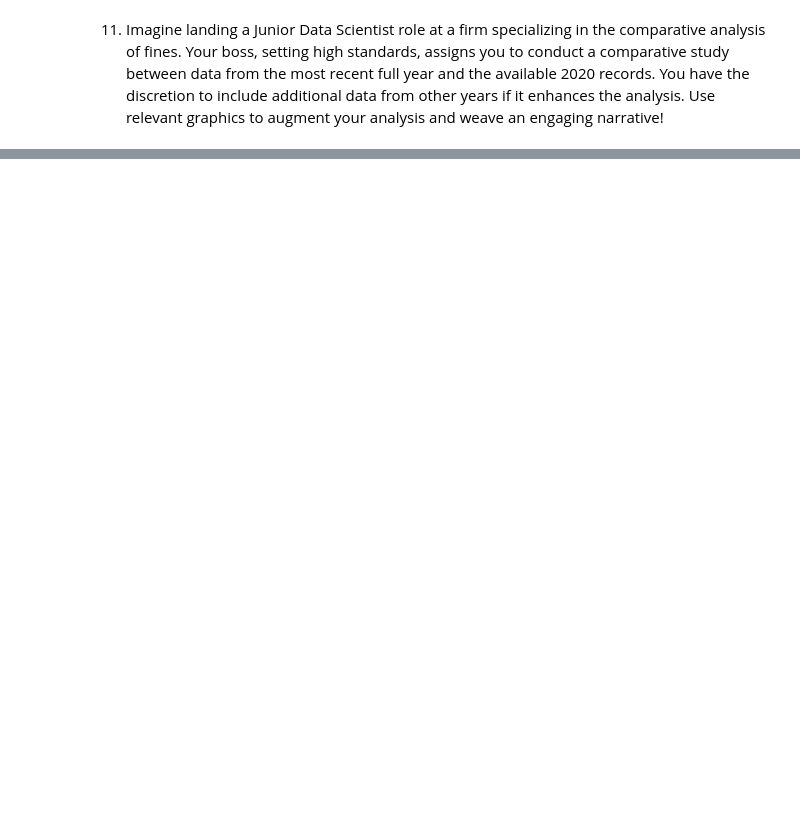
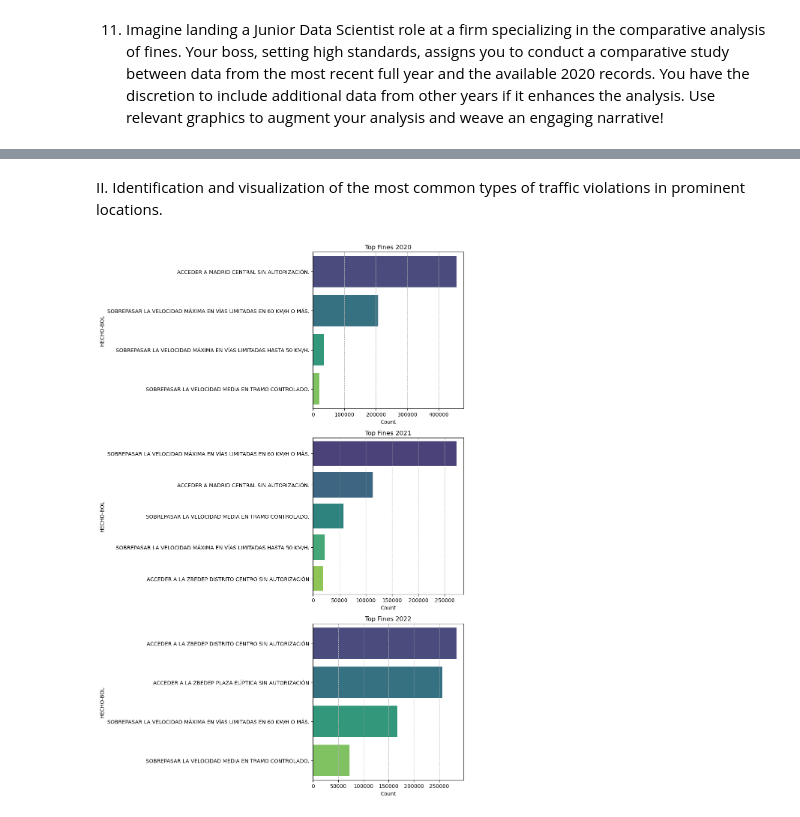
Before and after one commit to Mariospren/Squad_project_Madrid, a Jupyter notebook: Madrid_Traffic_Fines.ipynb, the cells around one changed output, grey strips where cells are left out. Cells and saved outputs as stored; diff of their text form; code cells hidden in the pictures; blank space fills up the shorter version.

```diff
--- a/Madrid_Traffic_Fines.ipynb
+++ b/Madrid_Traffic_Fines.ipynb
@@ -430,0 +485,64 @@ plt.show()
+# %%
+def quit_spaces(string):
+    """
+    Remove leading and trailing spaces from a string.
+
+    Parameters:
+    - string (str): The input string.
+
+    Returns:
+    str: The input string with leading and trailing spaces removed.
+    """
+    return string.strip()
+# %% [markdown]
+
+II. Identification and visualization of the most common types of traffic violations in prominent locations.
+# %%
+import seaborn as sns
+import matplotlib.pyplot as plt
+
+# Assuming top_fines_2020, top_fines_2021, and top_fines_2022 are your DataFrames or Series
+
+# Filter data for 2020
+top_fine_types_2020 = df_21.loc[(df_21['ANIO'] == 2020) & (df_21['LUGAR'].isin(top_fines_2020.index))][['LUGAR', 'HECHO-BOL']]
+top_fine_types_2020['HECHO-BOL'] = top_fine_types_2020['HECHO-BOL'].apply(quit_spaces)
+
+# Filter data for 2021
+top_fine_types_2021 = df_21.loc[(df_21['ANIO'] == 2021) & (df_21['LUGAR'].isin(top_fines_2021.index))][['LUGAR', 'HECHO-BOL']]
+top_fine_types_2021['HECHO-BOL'] = top_fine_types_2021['HECHO-BOL'].apply(quit_spaces)
+
+# Filter data for 2022
+top_fine_types_2022 = df_21.loc[(df_21['ANIO'] == 2022) & (df_21['LUGAR'].isin(top_fines_2022.index))][['LUGAR', 'HECHO-BOL']]
+top_fine_types_2022['HECHO-BOL'] = top_fine_types_2022['HECHO-BOL'].apply(quit_spaces)
+
+# Create three subplots in a column
+plt.subplots(3, 1, figsize=(10, 15))
+
+# Subplot 1
+plt.subplot(311)
+sns.barplot(y=top_fine_types_2020['HECHO-BOL'].value_counts().index, x=top_fine_types_2020['HECHO-BOL'].value_counts(), palette='viridis')
+plt.title('Top Fines 2020')
+plt.xlabel('Count')
+plt.ylabel('HECHO-BOL')
+plt.grid(axis='x', linestyle='--')
+
+# Subplot 2
+plt.subplot(312)
+sns.barplot(y=top_fine_types_2021['HECHO-BOL'].value_counts().index, x=top_fine_types_2021['HECHO-BOL'].value_counts(), palette='viridis')
+plt.title('Top Fines 2021')
+plt.xlabel('Count')
+plt.ylabel('HECHO-BOL')
+plt.grid(axis='x', linestyle='--')
+
+# Subplot 3
+plt.subplot(313)
+sns.barplot(y=top_fine_types_2022['HECHO-BOL'].value_counts().index, x=top_fine_types_2022['HECHO-BOL'].value_counts(), palette='viridis')
+plt.title('Top Fines 2022')
+plt.xlabel('Count')
+plt.ylabel('HECHO-BOL')
+plt.grid(axis='x', linestyle='--')
+
+plt.tight_layout()
+plt.show()
+# %% [output]
+[figure, added]
```
Also changed, not shown: parts of 9 cells of this notebook, 1 other file.
